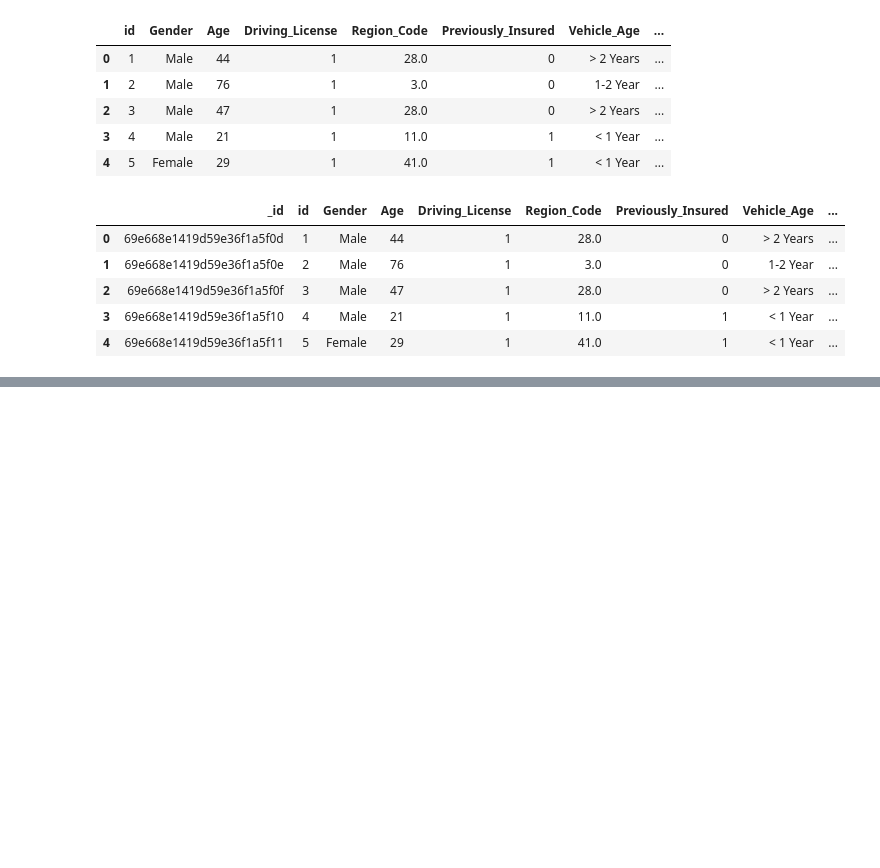
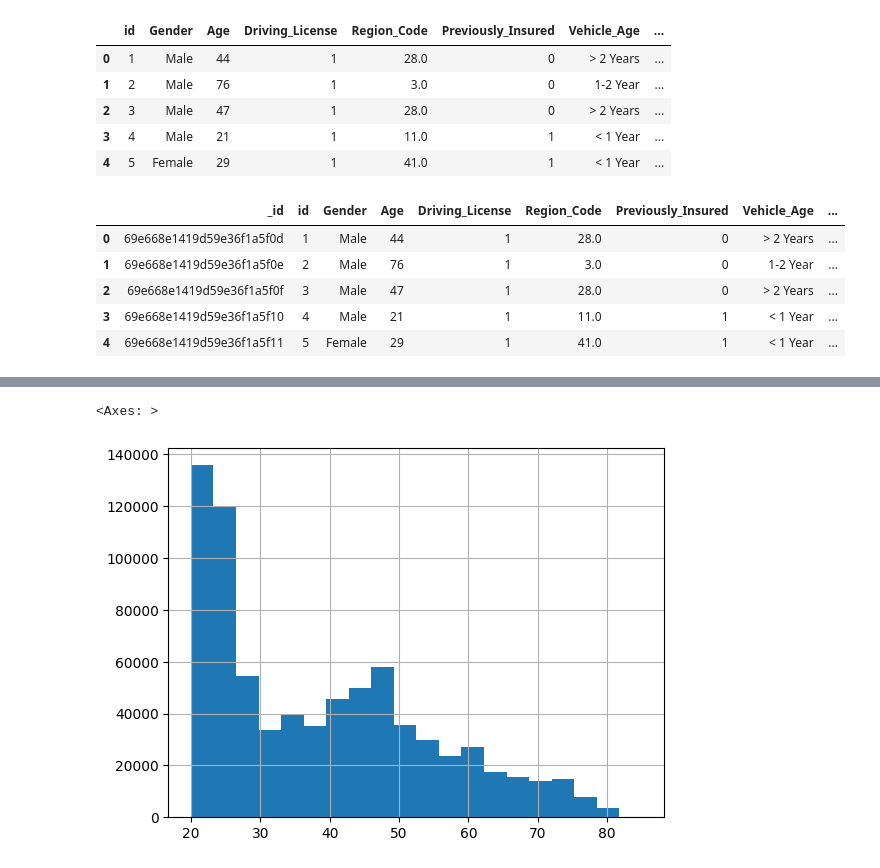
Before and after one commit to ksbisht941/mlops-pipeline, a Jupyter notebook: notebook/mongo_db_demo.ipynb, the cells around one changed output, grey strips where cells are left out. Cells and saved outputs as stored; diff of their text form; code cells hidden in the pictures; blank space fills up the shorter version.

```diff
--- a/notebook/mongo_db_demo.ipynb
+++ b/notebook/mongo_db_demo.ipynb
@@ -42,0 +118,5 @@ df.head()
+# %%
+df['Age'].hist(bins=20)
+# %% [output]
+<Axes: >
+[figure, added]
```
Also changed, not shown: parts of 7 cells of this notebook, 9 other files.
